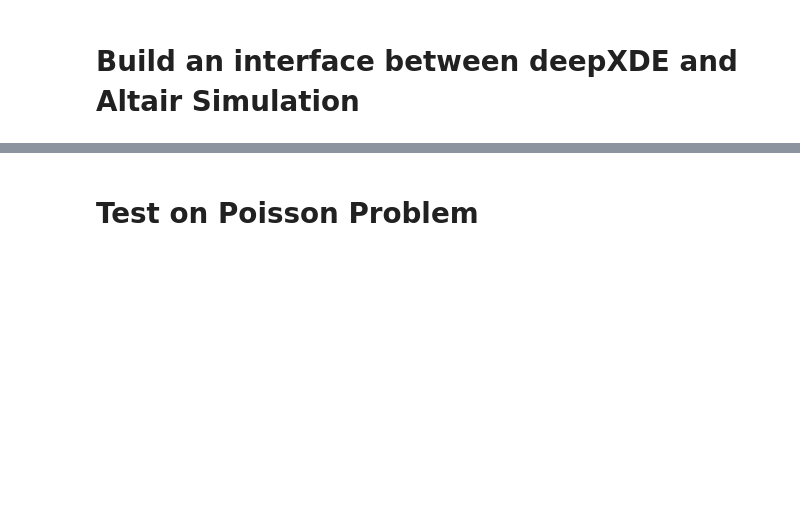
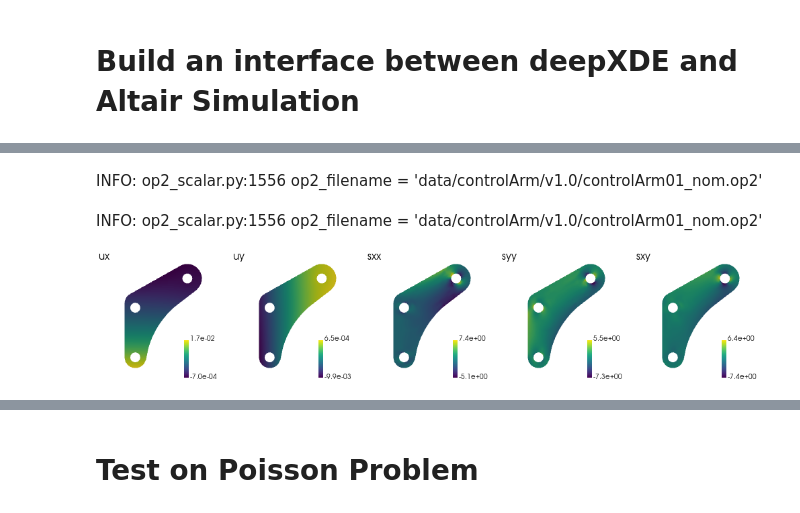
Before and after one commit to ewhalen12/pinnDSE, a Jupyter notebook: geometryLoader.ipynb, the cells around one changed output, grey strips where cells are left out. Drawn from its saved outputs; the diff is of its cells as text; code cells hidden in the pictures; blank space fills up the shorter version.

```diff
--- a/geometryLoader.ipynb
+++ b/geometryLoader.ipynb
@@ -205,0 +21,8 @@ INFO: op2_scalar.py:1556 op2_filename = 'data/controlArm/v1.0/controlArm01_nom.o
+# %%
+op2File = 'data/controlArm/v1.0/controlArm01_nom.op2'
+g = MeshGeom(op2File)
+plotScalarFields(g.mesh, g.resDf)
+# %% [output]
+INFO: op2_scalar.py:1556 op2_filename = 'data/controlArm/v1.0/controlArm01_nom.op2'
+INFO: op2_scalar.py:1556 op2_filename = 'data/controlArm/v1.0/controlArm01_nom.op2'
+[figure, added]
```
Also changed, not shown: parts of 19 cells of this notebook, 4 other files.
